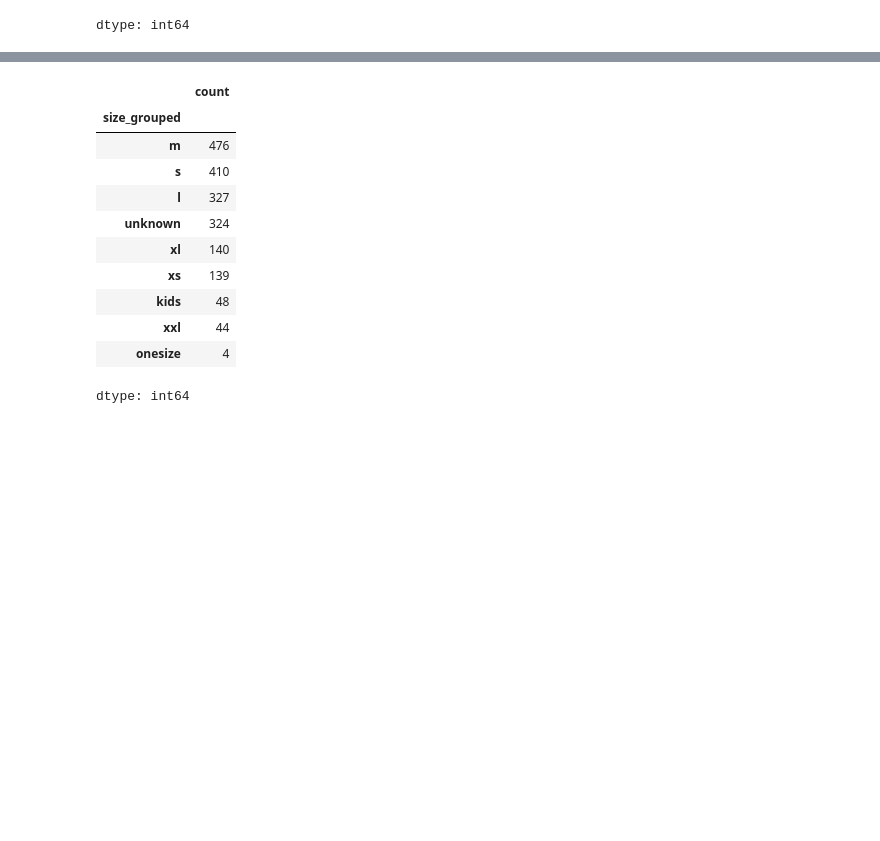
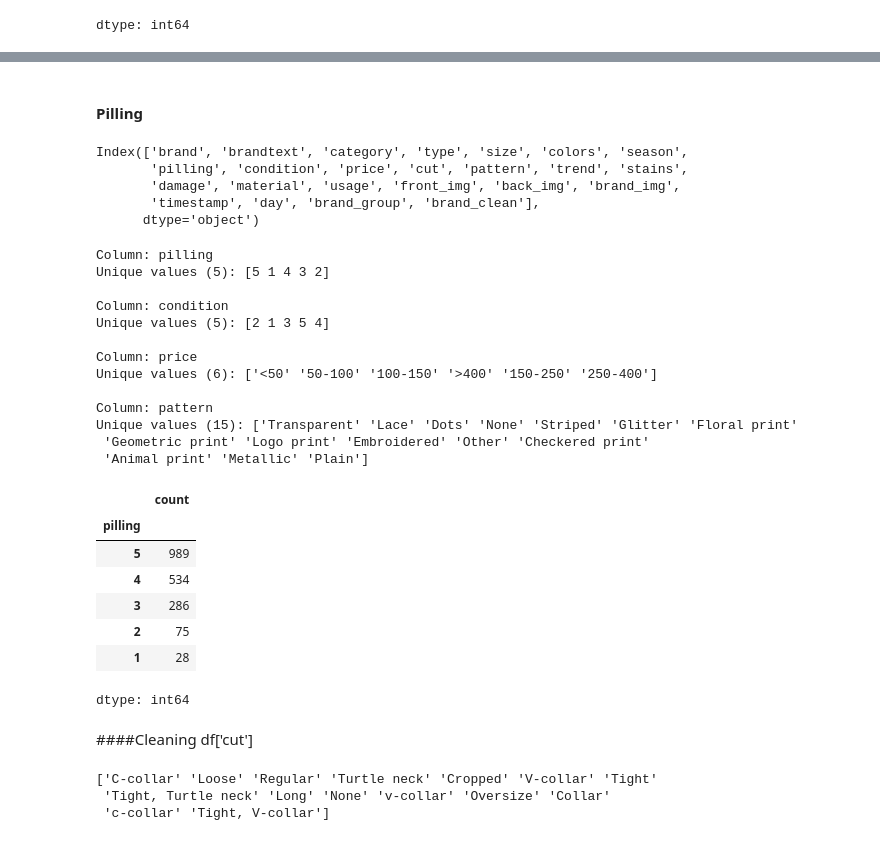
Before and after one commit to Boonyaratt/Second-Hand-Price-Prediction-CNN, a Jupyter notebook: Main.ipynb, the cells around one changed output, grey strips where cells are left out. Saved outputs shown, nothing was run; the diff lists cells and outputs as text; code cells hidden in the pictures; blank space fills up the shorter version.

```diff
--- a/Main.ipynb
+++ b/Main.ipynb
@@ -336,6 +338,7 @@ for group, brands in brand_groups.items():
 # 4. Map กลุ่มแบรนด์จากชื่อสะอาด
 df['brand_group'] = df['brand_clean'].map(brand_to_group_map).fillna('Other Brands')
 # %%
+df = df.drop(['brand','brand_clean'], axis=1)
 df['brand_group'].value_counts()
 # %% [output]
 |  | count |
@@ -392,6 +395,7 @@ def simplify_type(df):
 
 df = simplify_type(df)
 # %%
+df = df.drop(['type','type_clean'], axis=1)
 df['type_grouped'].value_counts()
 # %% [output]
 |  | count |
@@ -446,7 +455,10 @@ def simplify_size(df):
                 return group
         return 'unknown'
 
-    df['size_grouped'] = df['size_clean'].apply(map_size)
+    df['size_clean'] = df['size_clean'].apply(map_size)
     return df
 
 df = simplify_size(df)
+# %%
+df = df.drop(['size'], axis=1)
+df['size_clean'].value_counts()
@@ -453,15 +478,52 @@ df = simplify_size(df)
+# %% [markdown]
+#### Pilling
+# %%
+df.columns
+# %% [output]
+Index(['brand', 'brandtext', 'category', 'type', 'size', 'colors', 'season',
+       'pilling', 'condition', 'price', 'cut', 'pattern', 'trend', 'stains',
+       'damage', 'material', 'usage', 'front_img', 'back_img', 'brand_img',
+       'timestamp', 'day', 'brand_group', 'brand_clean'],
+      dtype='object')
+# %%
+display_unique_values(df, ['pilling','condition','price','pattern'])
+# %% [output]
+Column: pilling
+Unique values (5): [5 1 4 3 2]
+
+Column: condition
+Unique values (5): [2 1 3 5 4]
+
+Column: price
+Unique values (6): ['<50' '50-100' '100-150' '>400' '150-250' '250-400']
+
+Column: pattern
+Unique values (15): ['Transparent' 'Lace' 'Dots' 'None' 'Striped' 'Glitter' 'Floral print'
+ 'Geometric print' 'Logo print' 'Embroidered' 'Other' 'Checkered print'
+ 'Animal print' 'Metallic' 'Plain']
 # %%
-df['size_grouped'].value_counts()
+df['pilling'].value_counts()
 # %% [output]
 |  | count |
-| size_grouped |  |
-| m | 476 |
-| s | 410 |
-| l | 327 |
-| unknown | 324 |
-| xl | 140 |
-| xs | 139 |
-| kids | 48 |
-| xxl | 44 |
-| onesize | 4 |
+| pilling |  |
+| 5 | 989 |
+| 4 | 534 |
+| 3 | 286 |
+| 2 | 75 |
+| 1 | 28 |
 dtype: int64
+# %% [markdown]
+####Cleaning df['cut']
+# %%
+df['cut'] = df['cut'].apply(lambda x: eval(x) if isinstance(x, str) else x)
+
+# รวม list ทั้งหมดเป็น list เดียว
+all_cuts = df['cut'].explode()
+
+# ดู unique values
+unique_cuts = all_cuts.dropna().unique()
+print(unique_cuts)
+# %% [output]
+['C-collar' 'Loose' 'Regular' 'Turtle neck' 'Cropped' 'V-collar' 'Tight'
+ 'Tight, Turtle neck' 'Long' 'None' 'v-collar' 'Oversize' 'Collar'
+ 'c-collar' 'Tight, V-collar']
```
Also changed, not shown: parts of 35 cells of this notebook.
